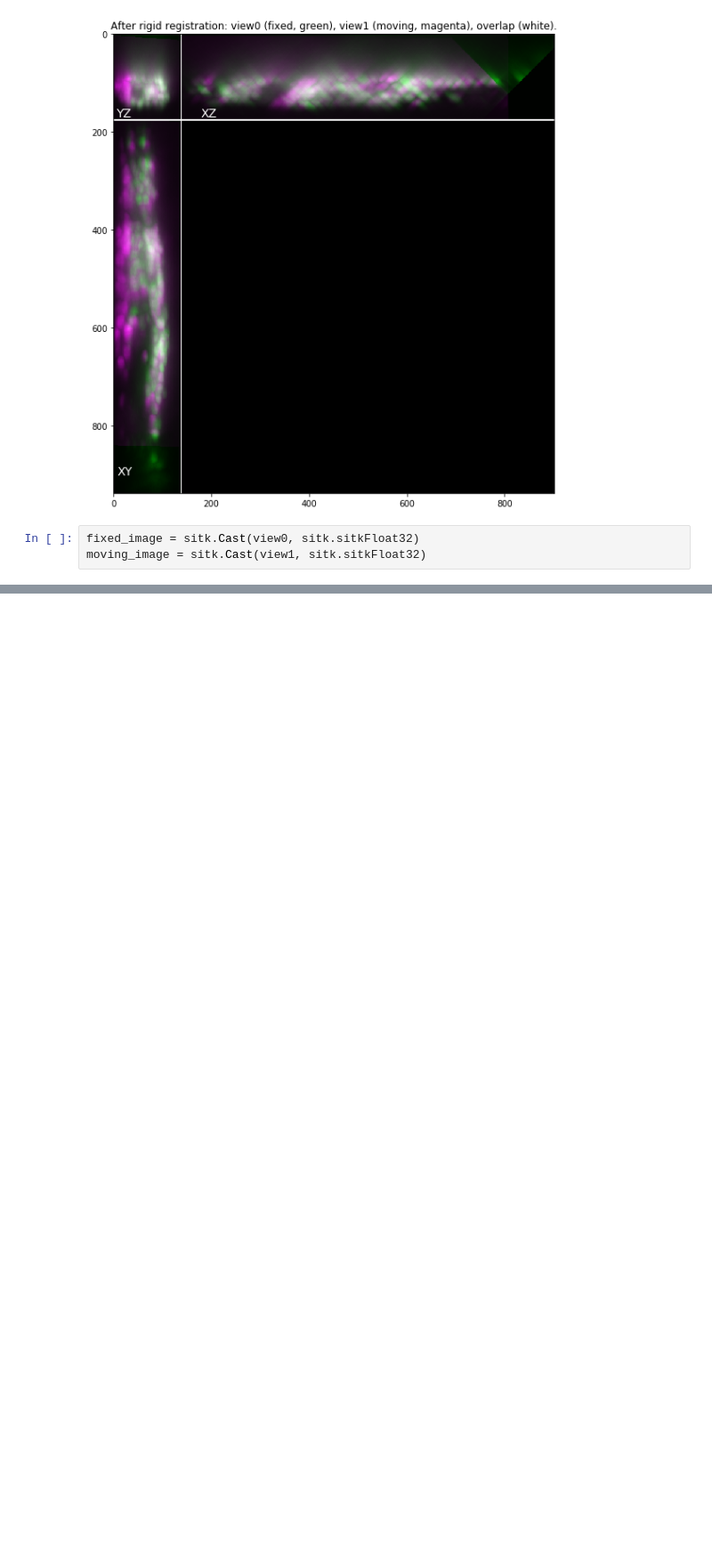
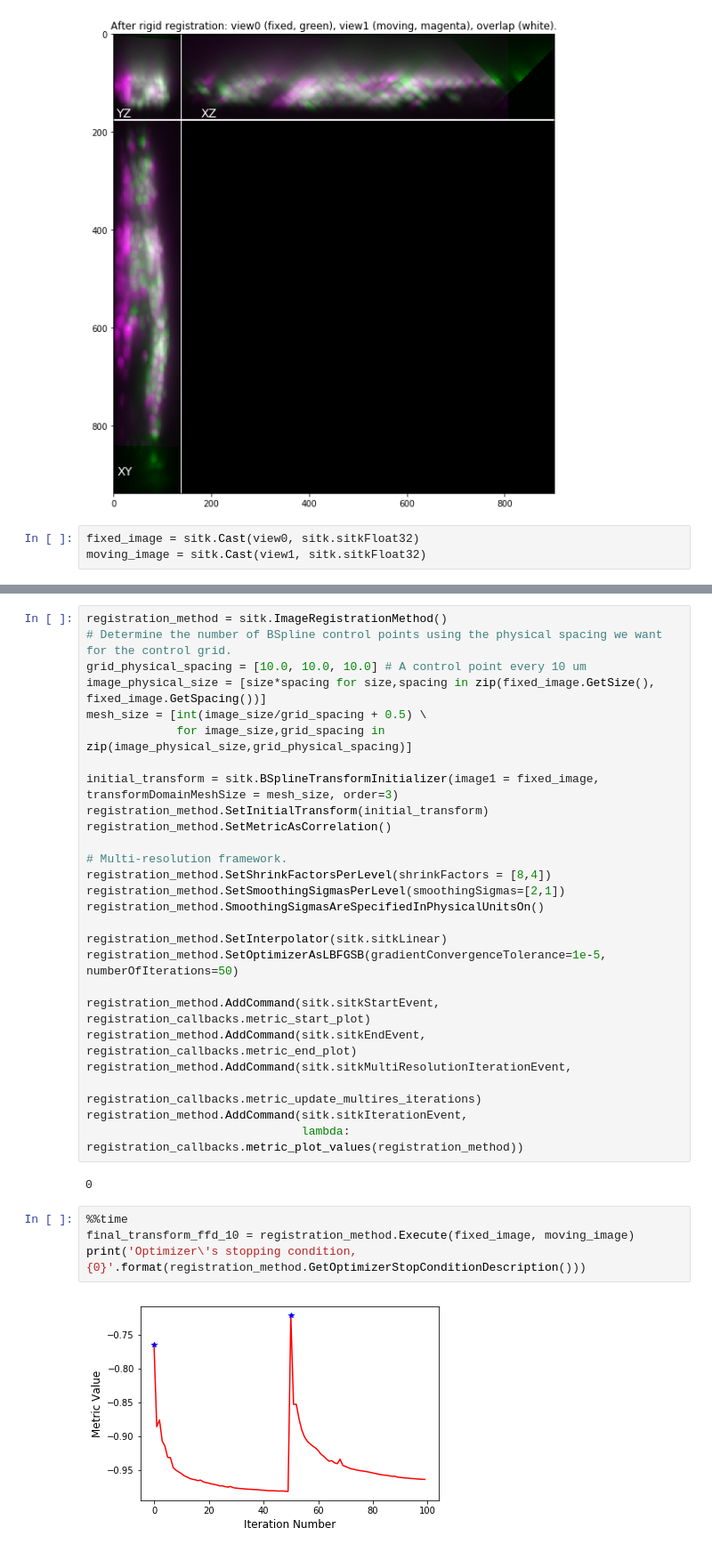
Before and after one commit to nvladimus/ITK_sandbox, a Jupyter notebook: wormhead_registration_nonrigid(2019-03-05).ipynb, the cells around one changed output, grey strips where cells are left out. Shown at 89% size. Saved outputs shown, nothing was run; the diff lists cells and outputs as text; blank space fills up the shorter version.

```diff
--- a/wormhead_registration_nonrigid(2019-03-05).ipynb
+++ b/wormhead_registration_nonrigid(2019-03-05).ipynb
@@ -90,0 +154,34 @@ util.show_mips(img_merge, "After FFD registration: view0 (fixed, green), view1 (
+# %%
+registration_method = sitk.ImageRegistrationMethod()
+# Determine the number of BSpline control points using the physical spacing we want for the control grid.
+grid_physical_spacing = [10.0, 10.0, 10.0] # A control point every 10 um
+image_physical_size = [size*spacing for size,spacing in zip(fixed_image.GetSize(), fixed_image.GetSpacing())]
+mesh_size = [int(image_size/grid_spacing + 0.5) \
+             for image_size,grid_spacing in zip(image_physical_size,grid_physical_spacing)]
+
+initial_transform = sitk.BSplineTransformInitializer(image1 = fixed_image, transformDomainMeshSize = mesh_size, order=3)
+registration_method.SetInitialTransform(initial_transform)
+registration_method.SetMetricAsCorrelation()
+
+# Multi-resolution framework.
+registration_method.SetShrinkFactorsPerLevel(shrinkFactors = [8,4])
+registration_method.SetSmoothingSigmasPerLevel(smoothingSigmas=[2,1])
+registration_method.SmoothingSigmasAreSpecifiedInPhysicalUnitsOn()
+
+registration_method.SetInterpolator(sitk.sitkLinear)
+registration_method.SetOptimizerAsLBFGSB(gradientConvergenceTolerance=1e-5, numberOfIterations=50)
+
+registration_method.AddCommand(sitk.sitkStartEvent, registration_callbacks.metric_start_plot)
+registration_method.AddCommand(sitk.sitkEndEvent, registration_callbacks.metric_end_plot)
+registration_method.AddCommand(sitk.sitkMultiResolutionIterationEvent,
+                              registration_callbacks.metric_update_multires_iterations)
+registration_method.AddCommand(sitk.sitkIterationEvent,
+                               lambda: registration_callbacks.metric_plot_values(registration_method))
+# %% [output]
+0
+# %%
+%%time
+final_transform_ffd_10 = registration_method.Execute(fixed_image, moving_image)
+print('Optimizer\'s stopping condition, {0}'.format(registration_method.GetOptimizerStopConditionDescription()))
+# %% [output]
+[figure, added]
```
Also changed, not shown: parts of 20 cells of this notebook, 2 other files.
